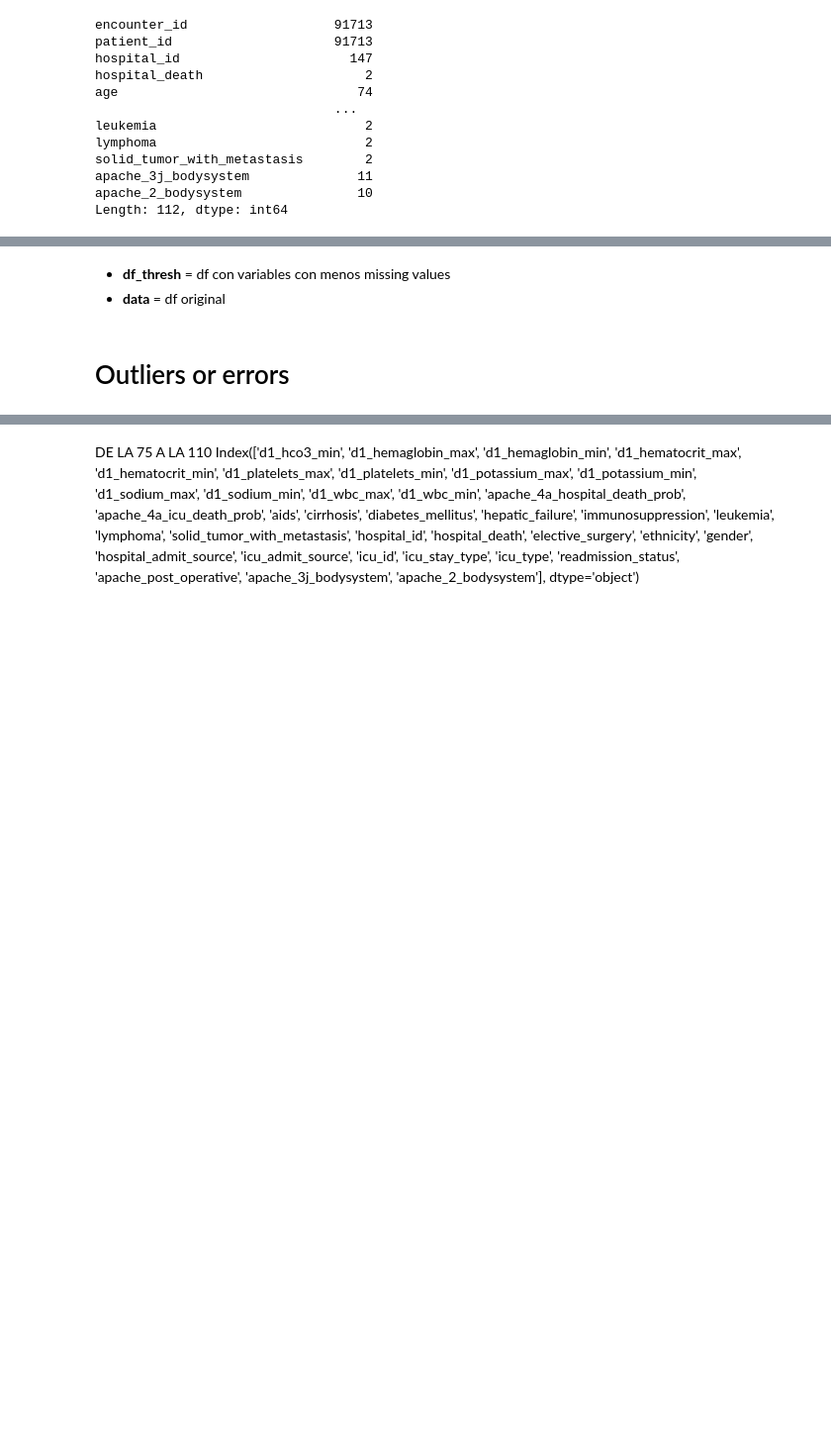
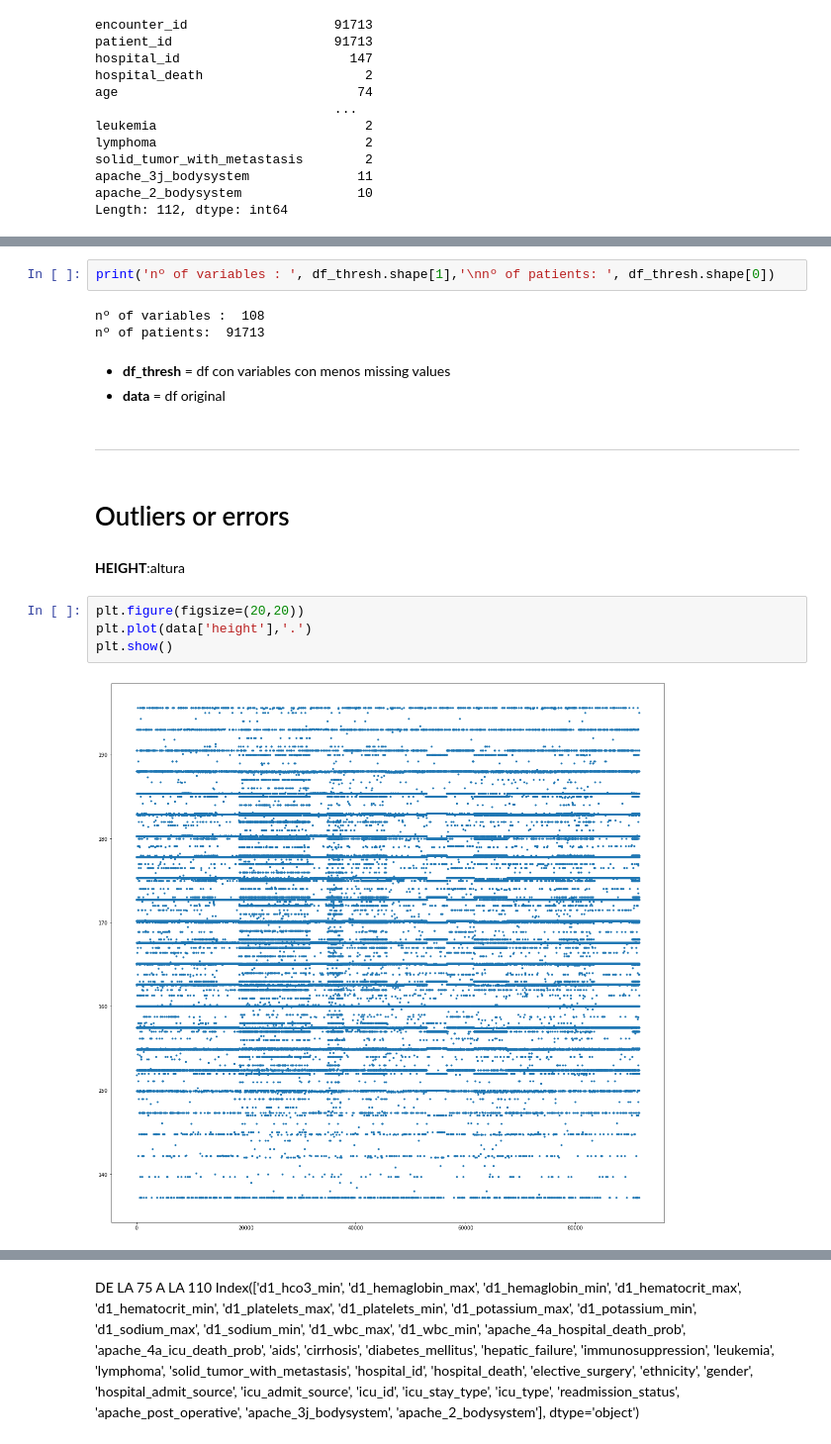
Before and after one commit to amsc101/ICU, a Jupyter notebook: ICU_Mortality_preprocessing.ipynb, the cells around one changed output, grey strips where cells are left out. Shown at 99% size. Drawn from its saved outputs; the diff is of its cells as text; blank space fills up the shorter version.

```diff
--- a/ICU_Mortality_preprocessing.ipynb
+++ b/ICU_Mortality_preprocessing.ipynb
@@ -97,5 +108,20 @@ See the caveats in the documentation: https://pandas.pydata.org/pandas-docs/stab
+# %%
+print('nº of variables : ', df_thresh.shape[1],'\nnº of patients: ', df_thresh.shape[0])
+# %% [output]
+nº of variables :  108
+nº of patients:  91713
 # %% [markdown]
 *   **df_thresh** = df con variables con menos missing values
 *   **data** = df original
+# %% [markdown]
+-----
 # %% [markdown]
 # Outliers or errors
+# %% [markdown]
+**HEIGHT**:altura
+# %%
+plt.figure(figsize=(20,20))
+plt.plot(data['height'],'.')
+plt.show()
+# %% [output]
+[figure, added]
```
Also changed, not shown: parts of 51 cells of this notebook.
